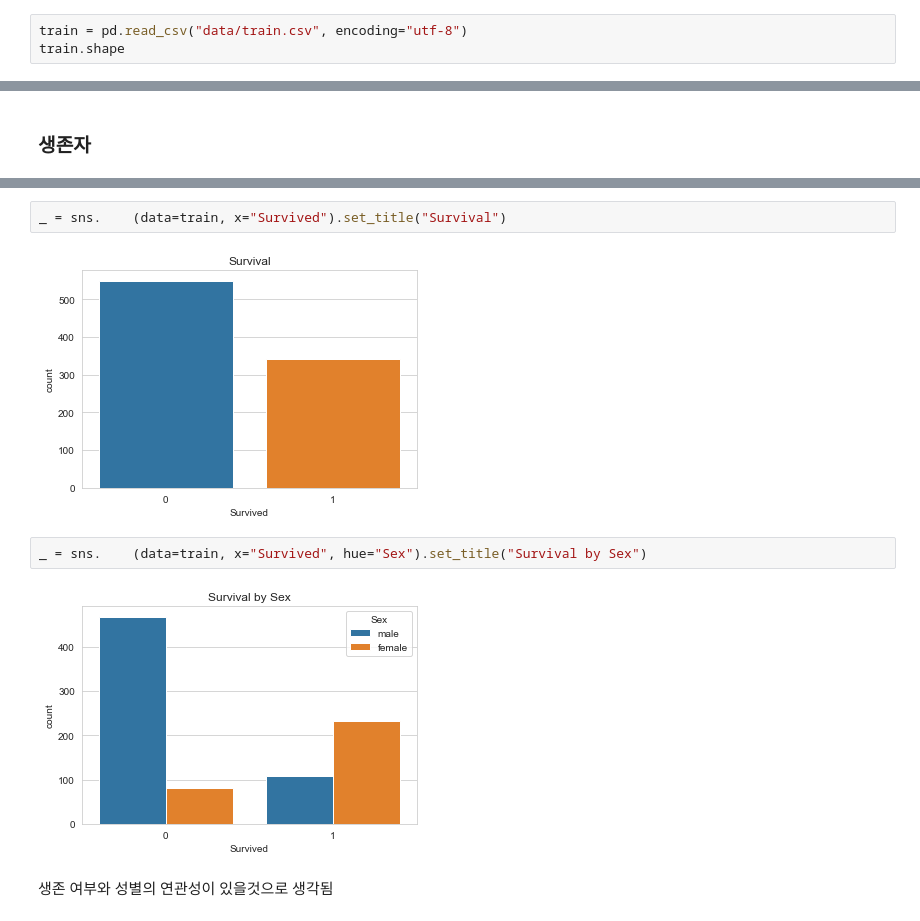
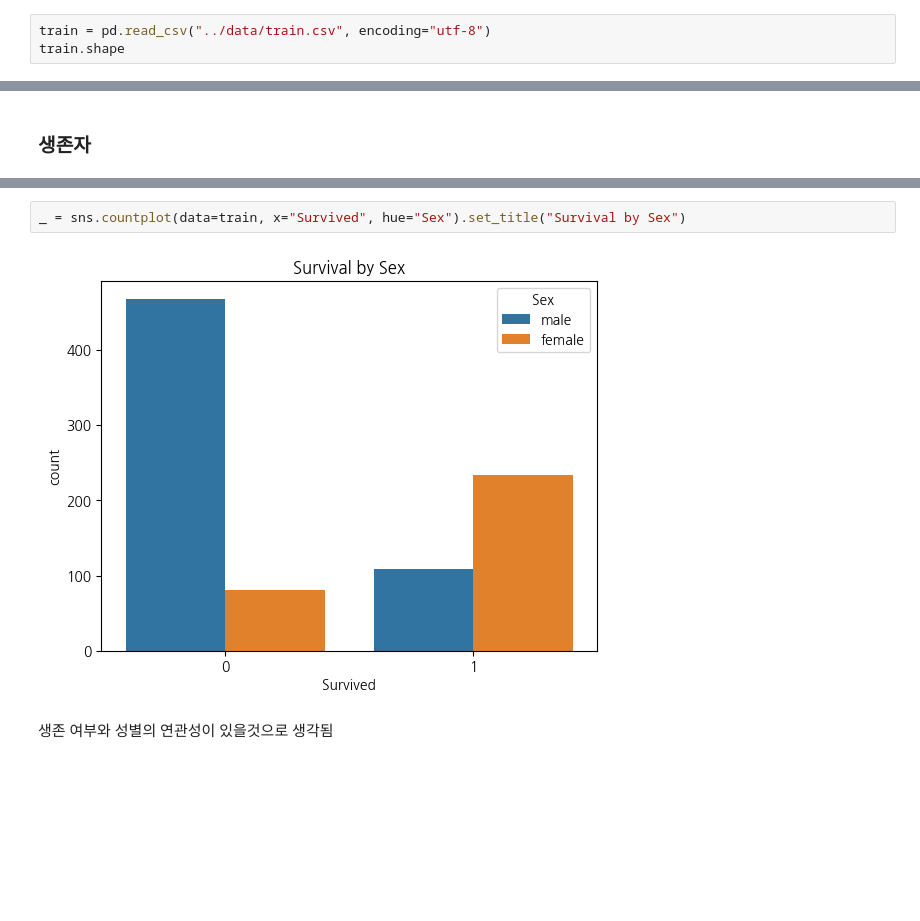
Before and after one commit to nuyhc/AIphoria, a Jupyter notebook: 2. Basic EDA/2_HW_타이타닉_EDA.ipynb, the cells around one changed output, grey strips where cells are left out. Cells and saved outputs as stored; diff of their text form; blank space fills up the shorter version.

```diff
--- a/2. Basic EDA/2_HW_타이타닉_EDA.ipynb
+++ b/2. Basic EDA/2_HW_타이타닉_EDA.ipynb
@@ -14,7 +14,7 @@ import koreanize_matplotlib
 # %% [markdown]
 ### Data Load
 # %%
-train = pd.read_csv("data/train.csv", encoding="utf-8")
+train = pd.read_csv("../data/train.csv", encoding="utf-8")
 train.shape
 # %% [output]
 (891, 12)
@@ -73,10 +93,6 @@ dtype: float64
 # %%
-_ = sns.    (data=train, x="Survived").set_title("Survival")
+_ = sns.countplot(data=train, x="Survived", hue="Sex").set_title("Survival by Sex")
 # %% [output]
-[figure, old version]
+[figure, new version]
-# %%
-_ = sns.    (data=train, x="Survived", hue="Sex").set_title("Survival by Sex")
-# %% [output]
-[figure, removed]
 # %% [markdown]
 생존 여부와 성별의 연관성이 있을것으로 생각됨
```
Also changed, not shown: parts of 11 cells of this notebook, 4 other files.
